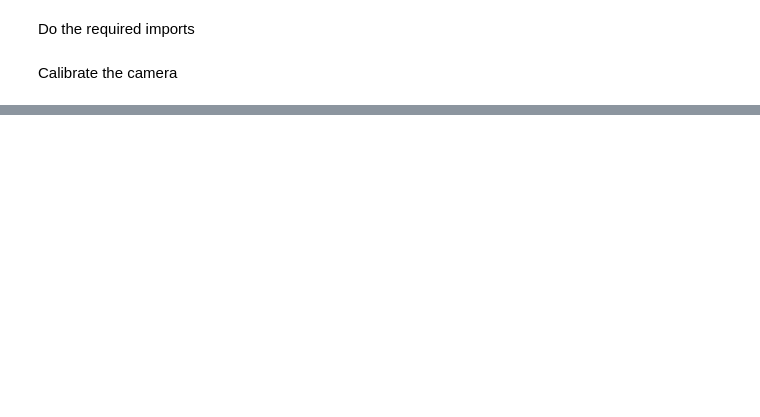
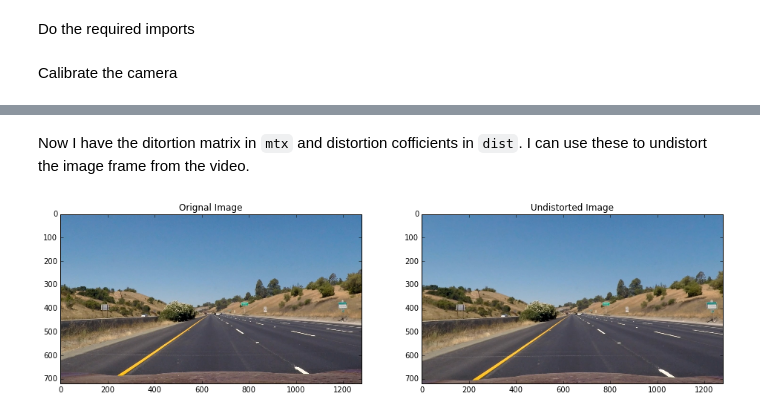
Before and after one commit to nikhil-sinnarkar/CarND-Advanced-Lane-Lines-master, a Jupyter notebook: notebook.ipynb, the cells around one changed output, grey strips where cells are left out. Saved outputs shown, nothing was run; the diff lists cells and outputs as text; code cells hidden in the pictures; blank space fills up the shorter version.

```diff
--- a/notebook.ipynb
+++ b/notebook.ipynb
@@ -57,0 +56,14 @@ ax2.imshow(u_img)
+# %% [markdown]
+Now I have the ditortion matrix in `mtx` and distortion cofficients in `dist`.
+I can use these to undistort the image frame from the video.
+# %%
+img = mpimg.imread('./test_images/straight_lines1.jpg')
+u_img = cv2.undistort(img, mtx, dist, None, mtx)
+f, (ax1, ax2) = plt.subplots(1, 2, figsize=(16,9))
+ax1.imshow(img)
+ax1.set_title('Orignal Image')
+ax2.imshow(u_img)
+ax2.set_title('Undistorted Image')
+mpimg.imsave('straight_lines1_undistorted.jpg',u_img)
+# %% [output]
+[figure, added]
```
Also changed, not shown: parts of 4 cells of this notebook.
